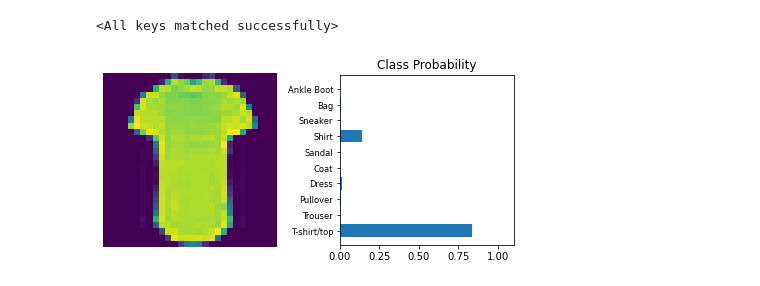
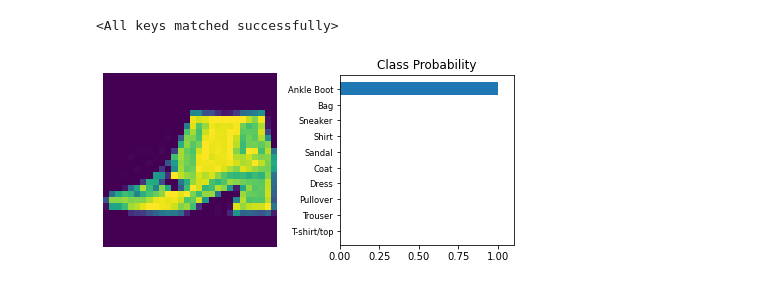
Before and after one commit to omolara-atoyebi/Deep-learning2, a Jupyter notebook: 05. MLP Kaggle challenge/fmnist.ipynb, the cells around one changed output. Cells and saved outputs as stored; diff of their text form; code cells hidden in the pictures.

```diff
--- a/05. MLP Kaggle challenge/fmnist.ipynb
+++ b/05. MLP Kaggle challenge/fmnist.ipynb
@@ -129,12 +129,12 @@ for epoch in range(epochs):
         img = image.reshape(image.shape[0],-1)
         optimizer.zero_grad()
         prediction = model.forward(img)
-        prediction1 = F.log_softmax(prediction, dim=1)
-        train_loss = criterion(prediction1 , label)
+        #prediction1 = F.log_softmax(prediction, dim=1)
+        train_loss = criterion(prediction , label)
         train_loss.backward()
         optimizer.step()
         tr_losses += train_loss.item()
-        tra_loss = tr_losses/len(trainloader)
+    tra_loss = tr_losses/len(trainloader)
 
     train_losses.append(tra_loss)
 
@@ -147,19 +147,20 @@ for epoch in range(epochs):
         for images,labels in testloader:
             images = images.view(images.shape[0],-1)
             test_prediction = model.forward(images)
-            test_prediction1 = F.softmax(test_prediction, dim=1)
-            test_loss = criterion(test_prediction1,labels)
+            #test_prediction1 = F.softmax(test_prediction, dim=1)
+            test_loss = criterion(test_prediction,labels)
             t_losses += test_loss.item()
-            tes_loss =t_losses/len(testloader)
+
 
             #top_p, top_class = test_prediction.topk(1,dim=1)
-            classes =F.softmax(test_prediction1, dim=1).argmax(dim=1)
+            classes =F.softmax(test_prediction, dim=1).argmax(dim=1)
 
             #tes_loss = t_losses/len(testloader)
 
             accuracy = sum(classes == labels)/len(test_prediction)
             acuracy1 += accuracy.item()
-            accuracy = acuracy1/len(testloader)
+        accuracy = acuracy1/len(testloader)
+        tes_loss =t_losses/len(testloader)
         test_loses.append(tes_loss)
         accuracies.append(accuracy)
         # if idx % print_every == 0:
@@ -217,12 +218,12 @@ model.load_state_dict(state_dict)
 # %% [output]
 <All keys matched successfully>
 # %%
-img = images[1].view(1,784)
+img = images[4].view(1,784)
 #img = image[1]
 #img = image.view(image.shape[0],-1)
 #img = img[1]
 
 ps = F.softmax(model(img), dim=1)
 view_classify(img.view(1, 28, 28), ps, version='Fashion')
 # %% [output]
-[figure, old version]
+[figure, new version]
```
Also changed, not shown: parts of 4 cells of this notebook, 4 other files.
